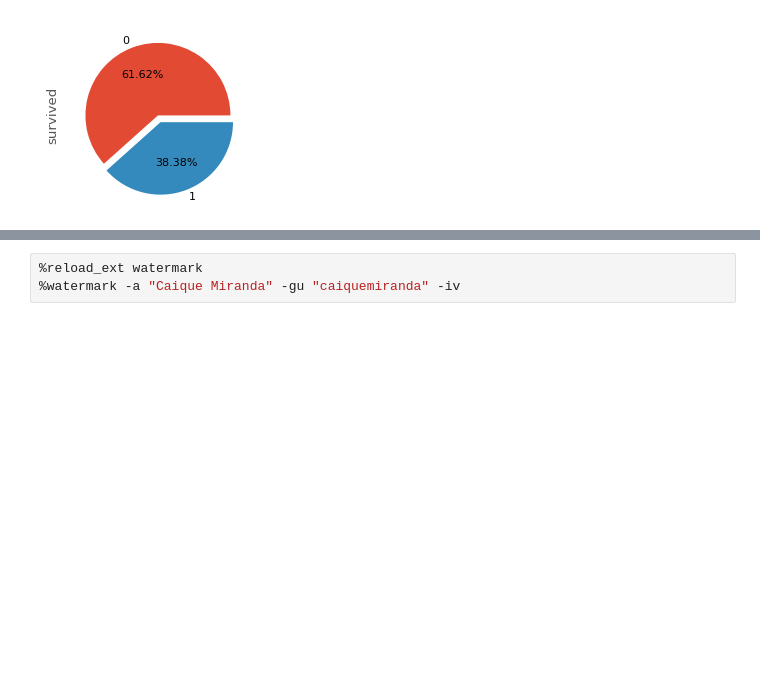
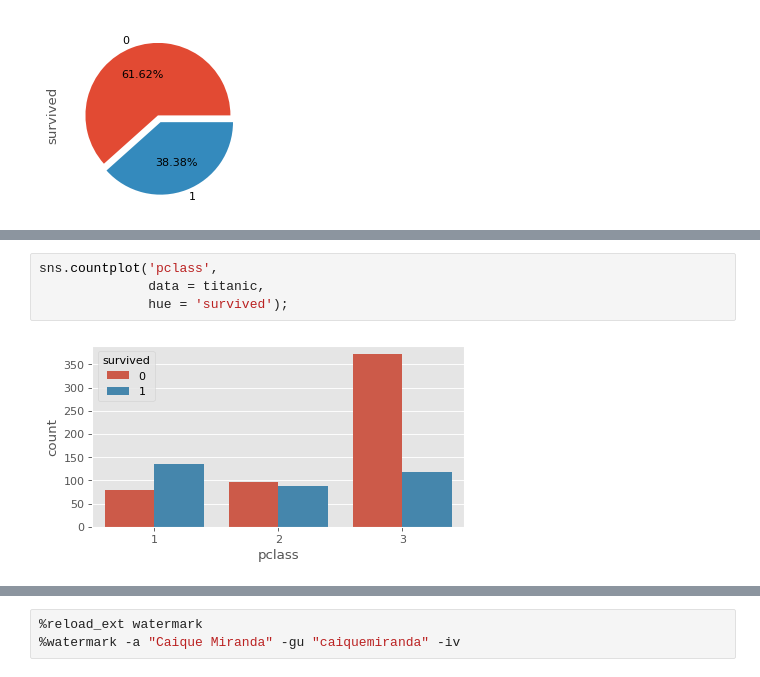
Before and after one commit to caiquemiranda/data-visualization-python, a Jupyter notebook: 10-analysis-visualization-titanic-dataset.ipynb, the cells around one changed output, grey strips where cells are left out. Saved outputs shown, nothing was run; the diff lists cells and outputs as text; blank space fills up the shorter version.

```diff
--- a/10-analysis-visualization-titanic-dataset.ipynb
+++ b/10-analysis-visualization-titanic-dataset.ipynb
@@ -198,0 +224,6 @@ titanic['survived'].value_counts().plot.pie(explode = explode,
+# %%
+sns.countplot('pclass',
+              data = titanic,
+              hue = 'survived');
+# %% [output]
+[figure, added]
```
Also changed, not shown: parts of 8 cells of this notebook.
